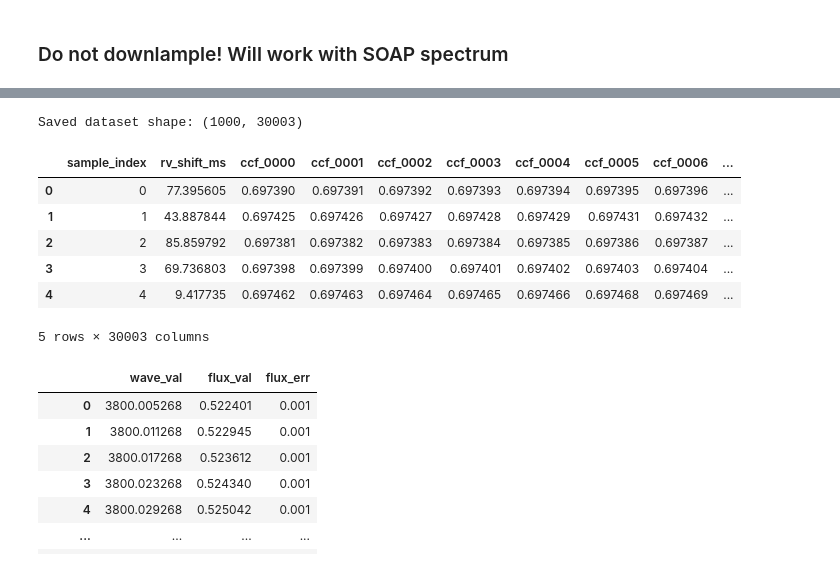
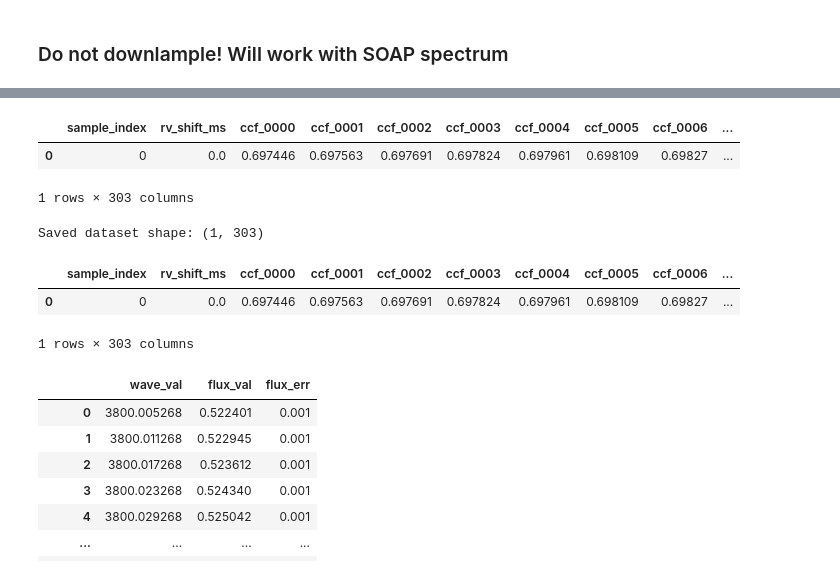
Before and after one commit to vadibekyan/DL_RV_diogo, a Jupyter notebook: integrated_star.ipynb, the cells around one changed output, grey strips where cells are left out. Saved outputs shown, nothing was run; the diff lists cells and outputs as text; code cells hidden in the pictures.

Commit message:
create CCF dataset for DL_RV project

```diff
--- a/integrated_star.ipynb
+++ b/integrated_star.ipynb
@@ -241,3 +576,9 @@ print(sorted(path.name for path in csv_input_dir.glob("*.csv")))
+# %%
+random_ccf_dataset_df.iloc[:,:]
+# %% [output]
+|  | sample_index | rv_shift_ms | ccf_0000 | ccf_0001 | ccf_0002 | ccf_0003 | ccf_0004 | ccf_0005 | ccf_0006 | ... |
+| 0 | 0 | 0.0 | 0.697446 | 0.697563 | 0.697691 | 0.697824 | 0.697961 | 0.698109 | 0.69827 | ... |
+1 rows × 303 columns
 # %%
 # Generate random RV shifts and compute CCF values in a row-wise dataset
 # (one sample per row, no RV-as-column-name keys) with one global progress bar.
@@ -317,7 +658,7 @@ def run_random_rv_ccf_workflow(
     ccf_output_csv,
     *,
     n_samples=2,
-    rv_range_ms=(0.0, 100.0),
+    rv_range_ms=(0.0, 0.0),
     vrad_grid=(-15.0, 15.0, 0.1),
     random_seed=42,
     fill_value=1.0,
@@ -329,43 +670,39 @@ def run_random_rv_ccf_workflow(
         random_seed=random_seed,
     )
 
     dataset_df = build_ccf_rows_dataframe(
         input_csv=input_csv,
         mask_csv=mask_csv,
         sampled_rv_ms=sampled_rv_ms,
         vrad_grid=vrad_grid,
         fill_value=fill_value,
         quiet_arve=quiet_arve,
     )
 
     ccf_output_csv = Path(ccf_output_csv)
     ccf_output_csv.parent.mkdir(parents=True, exist_ok=True)
     dataset_df.to_csv(ccf_output_csv, index=False)
 
     print("Saved dataset shape:", dataset_df.shape)
     return dataset_df
 
 random_ccf_dataset_df = run_random_rv_ccf_workflow(
     input_csv="./saved_spectra/csv_spectra/soap.csv",
     mask_csv="./saved_spectra/G2_mask.csv",
     ccf_output_csv="./saved_spectra/random_1000ccf_with_rv_0001step.csv",
-    n_samples=1000,
-    rv_range_ms=(0.0, 100.0),
-    vrad_grid=(-15.0, 15.0, 0.001),
+    n_samples=1,
+    rv_range_ms=(0.0, 0.0),
+    vrad_grid=(-15.0, 15.0, 0.1),
     random_seed=42,
     quiet_arve=True,
 )
 
 random_ccf_dataset_df.head()
 # %% [output]
-Saved dataset shape: (1000, 30003)
+Saved dataset shape: (1, 303)
 |  | sample_index | rv_shift_ms | ccf_0000 | ccf_0001 | ccf_0002 | ccf_0003 | ccf_0004 | ccf_0005 | ccf_0006 | ... |
-| 0 | 0 | 77.395605 | 0.697390 | 0.697391 | 0.697392 | 0.697393 | 0.697394 | 0.697395 | 0.697396 | ... |
-| 1 | 1 | 43.887844 | 0.697425 | 0.697426 | 0.697427 | 0.697428 | 0.697429 | 0.697431 | 0.697432 | ... |
-| 2 | 2 | 85.859792 | 0.697381 | 0.697382 | 0.697383 | 0.697384 | 0.697385 | 0.697386 | 0.697387 | ... |
-| 3 | 3 | 69.736803 | 0.697398 | 0.697399 | 0.697400 | 0.697401 | 0.697402 | 0.697403 | 0.697404 | ... |
-| 4 | 4 | 9.417735 | 0.697462 | 0.697463 | 0.697464 | 0.697465 | 0.697466 | 0.697468 | 0.697469 | ... |
+| 0 | 0 | 0.0 | 0.697446 | 0.697563 | 0.697691 | 0.697824 | 0.697961 | 0.698109 | 0.69827 | ... |
-5 rows × 30003 columns
+1 rows × 303 columns
 # %%
 # Generate 100m/s shifted SOAP spectrum for testing.
 shift_spectrum_csv(
```
Also changed, not shown: parts of 13 cells of this notebook, 8 other files.
